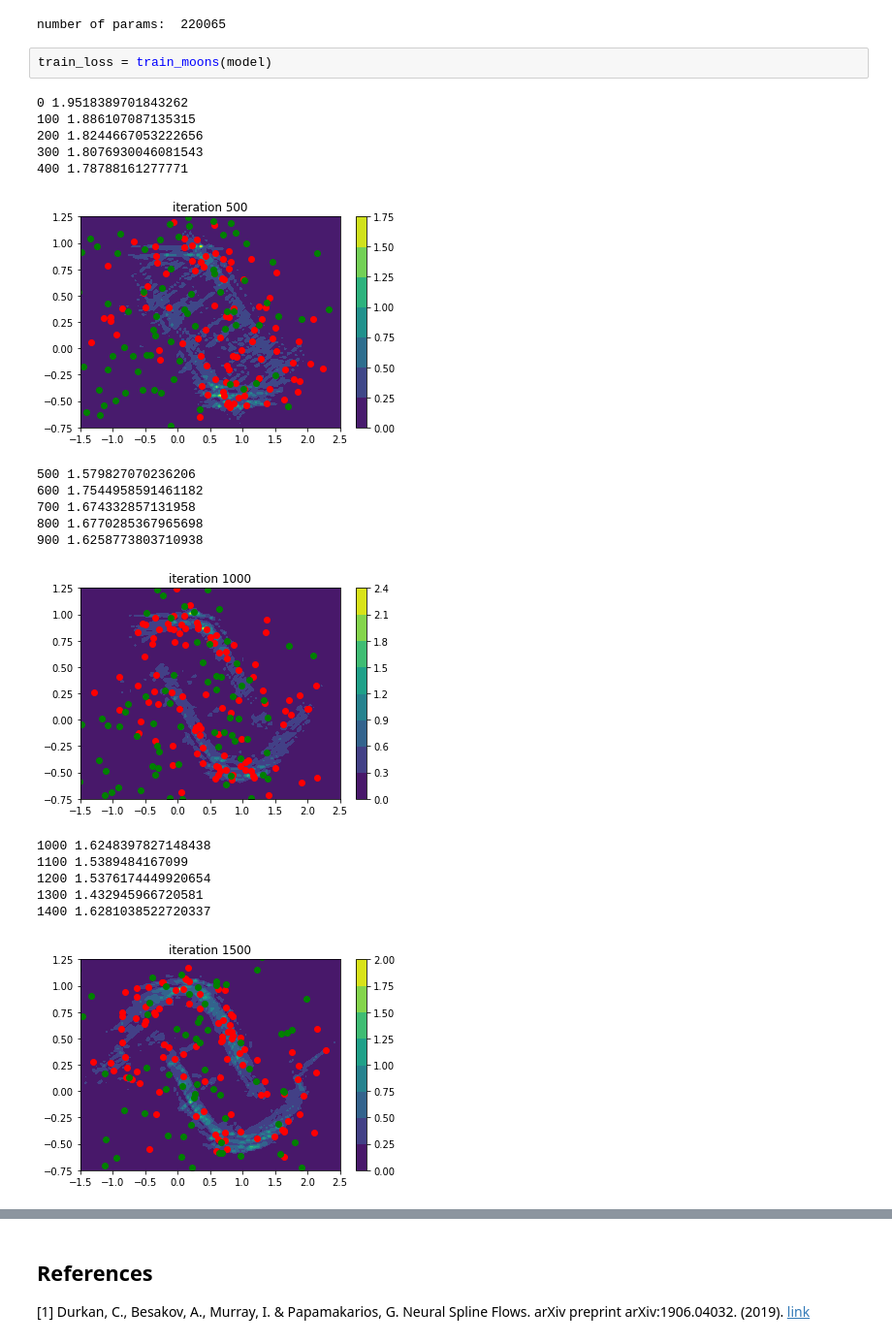
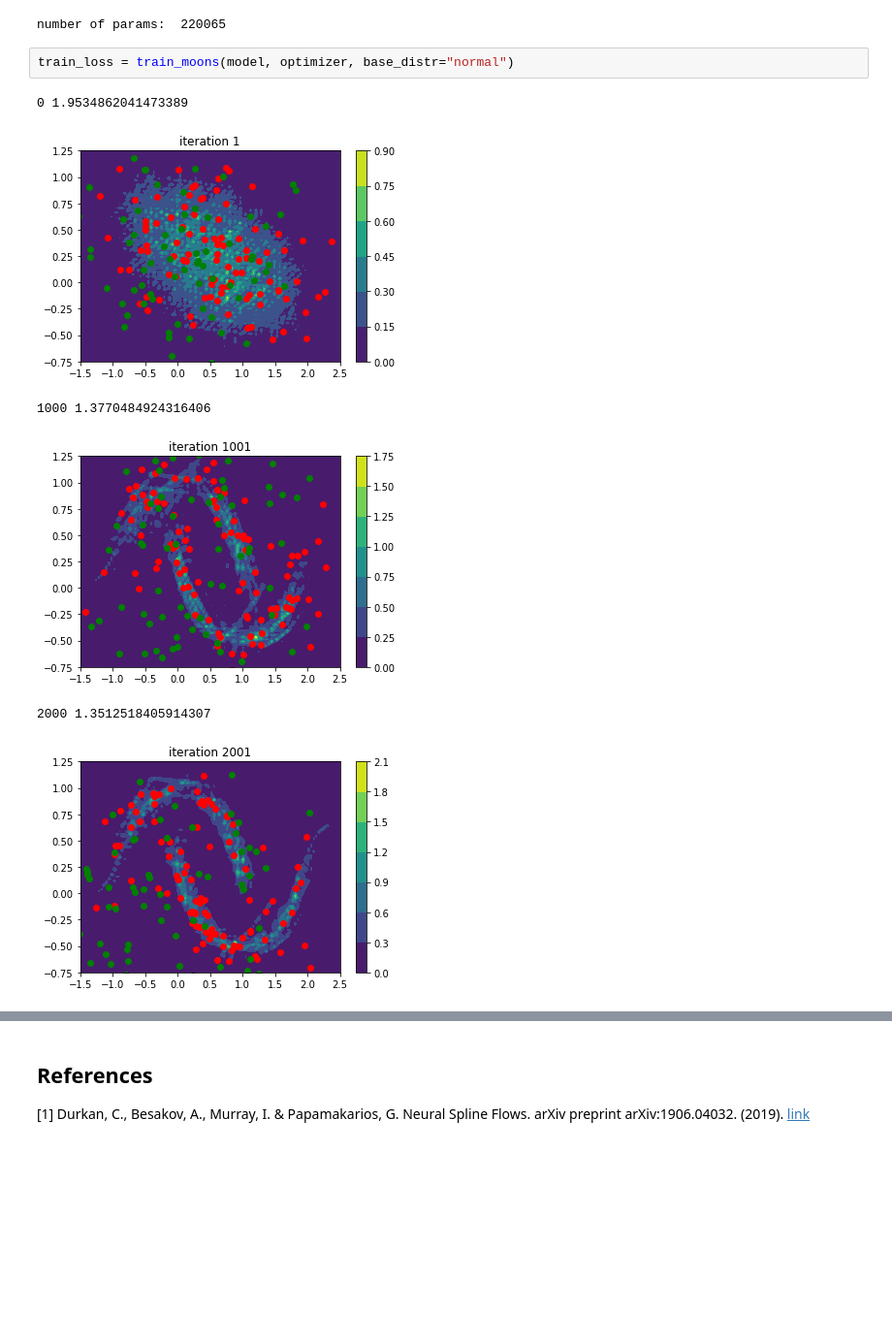
Before and after one commit to clbonet/Generative-Models, a Jupyter notebook: Normalizing Flows/Neural_Spline_Flows.ipynb, the cells around one changed output, grey strips where cells are left out. Shown: that part at 97% size. Cells and saved outputs as stored; diff of their text form; blank space fills up the shorter version.

```diff
--- a/Normalizing Flows/Neural_Spline_Flows.ipynb
+++ b/Normalizing Flows/Neural_Spline_Flows.ipynb
@@ -231,23 +140,11 @@ print("number of params: ", sum(p.numel() for p in model.parameters()))
 # %% [output]
 number of params:  220065
 # %%
-train_loss = train_moons(model)
+train_loss = train_moons(model, optimizer, base_distr="normal")
 # %% [output]
-0 1.9518389701843262
-100 1.886107087135315
-200 1.8244667053222656
-300 1.8076930046081543
-400 1.78788161277771
+0 1.9534862041473389
-[figure, old version]
+[figure, new version]
-500 1.579827070236206
-600 1.7544958591461182
-700 1.674332857131958
-800 1.6770285367965698
-900 1.6258773803710938
+1000 1.3770484924316406
-[figure, old version]
+[figure, new version]
-1000 1.6248397827148438
-1100 1.5389484167099
-1200 1.5376174449920654
-1300 1.432945966720581
-1400 1.6281038522720337
+2000 1.3512518405914307
-[figure, old version]
+[figure, new version]
```
Also changed, not shown: parts of 7 cells of this notebook, 5 other files.
